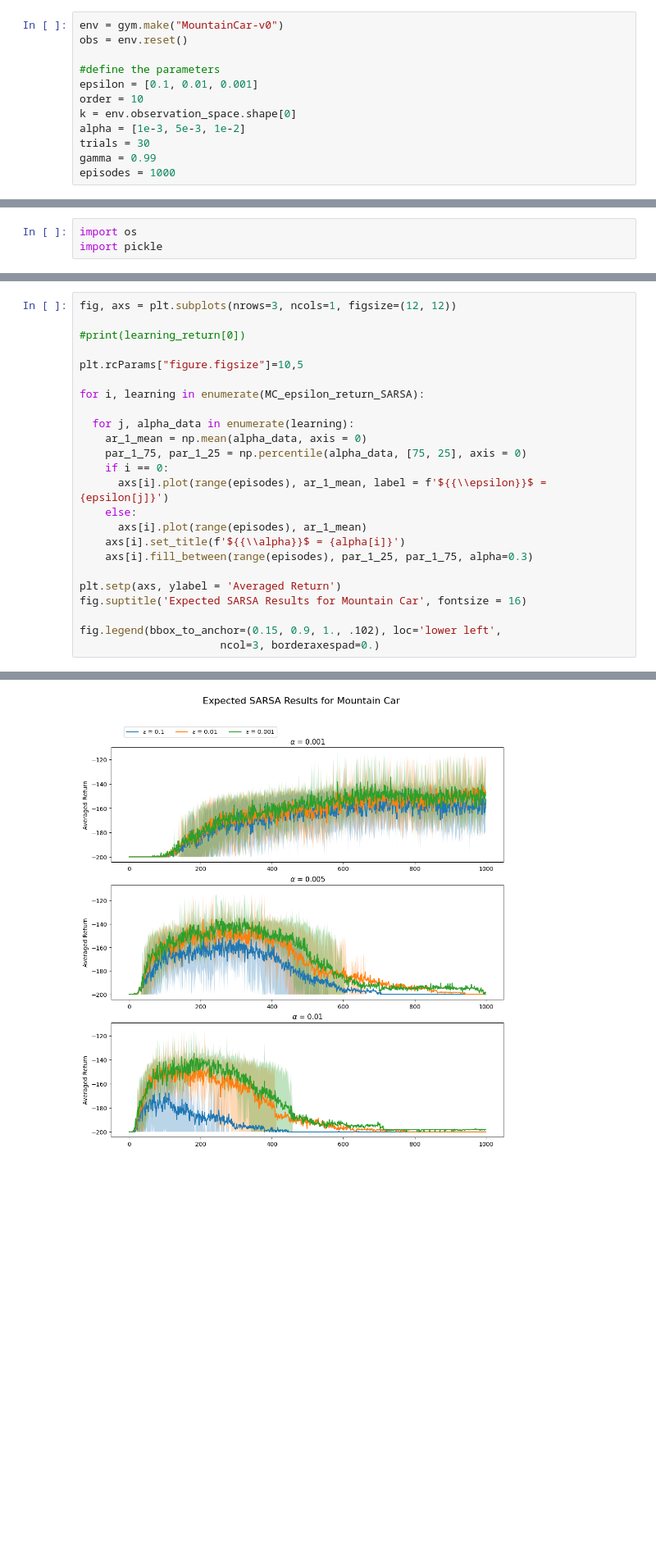
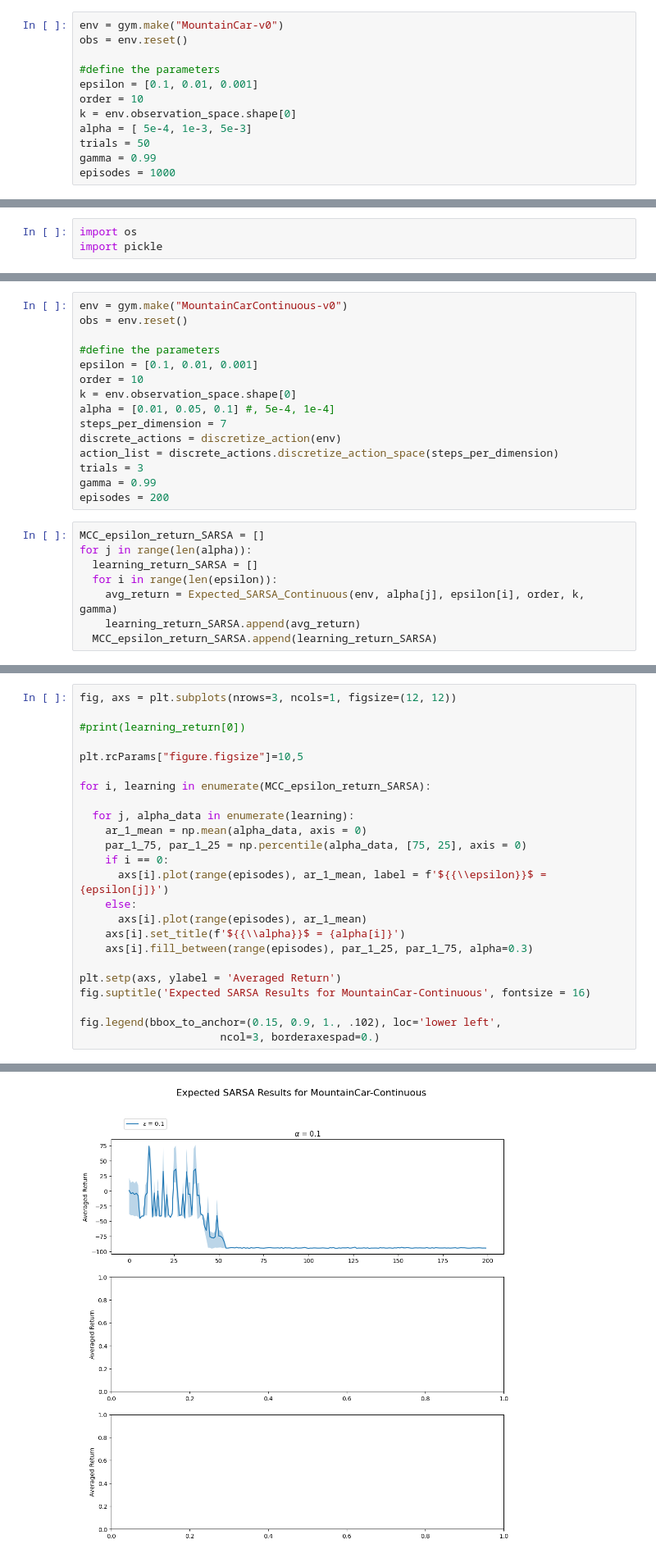
Before and after one commit to haoweiqiu/Reinforcement-Learning-Project, a Jupyter notebook: Fourier_MC.ipynb, the cells around one changed output, grey strips where cells are left out. Shown at 82% size. Cells and saved outputs as stored; diff of their text form; blank space fills up the shorter version.

Commit message:
Results for Swimmer and MC-Continuous
Script and pickle files for mujoco-swimmer and MountainCar-Continuous

```diff
--- a/Fourier_MC.ipynb
+++ b/Fourier_MC.ipynb
@@ -89,7 +89,7 @@ obs = env.reset()
 epsilon = [0.1, 0.01, 0.001]
 order = 10
 k = env.observation_space.shape[0]
-alpha = [1e-3, 5e-3, 1e-2]
-trials = 30
+alpha = [ 5e-4, 1e-3, 5e-3]
+trials = 50
 gamma = 0.99
 episodes = 1000
@@ -119,0 +251,23 @@ with open(pkl_path + 'Results_ES_MC_' + '.pkl', 'wb') as fp:
+# %%
+env = gym.make("MountainCarContinuous-v0")
+obs = env.reset()
+
+#define the parameters
+epsilon = [0.1, 0.01, 0.001]
+order = 10
+k = env.observation_space.shape[0]
+alpha = [0.01, 0.05, 0.1] #, 5e-4, 1e-4]
+steps_per_dimension = 7
+discrete_actions = discretize_action(env)
+action_list = discrete_actions.discretize_action_space(steps_per_dimension)
+trials = 3
+gamma = 0.99
+episodes = 200
+# %%
+MCC_epsilon_return_SARSA = []
+for j in range(len(alpha)):
+  learning_return_SARSA = []
+  for i in range(len(epsilon)):
+    avg_return = Expected_SARSA_Continuous(env, alpha[j], epsilon[i], order, k, gamma)
+    learning_return_SARSA.append(avg_return)
+  MCC_epsilon_return_SARSA.append(learning_return_SARSA)
@@ -120,27 +278,27 @@ with open(pkl_path + 'Results_ES_MC_' + '.pkl', 'wb') as fp:
 # %%
 fig, axs = plt.subplots(nrows=3, ncols=1, figsize=(12, 12))
 
 #print(learning_return[0])
 
 plt.rcParams["figure.figsize"]=10,5
 
-for i, learning in enumerate(MC_epsilon_return_SARSA):
+for i, learning in enumerate(MCC_epsilon_return_SARSA):
 
   for j, alpha_data in enumerate(learning):
     ar_1_mean = np.mean(alpha_data, axis = 0)
     par_1_75, par_1_25 = np.percentile(alpha_data, [75, 25], axis = 0)
     if i == 0:
       axs[i].plot(range(episodes), ar_1_mean, label = f'${{\\epsilon}}$ = {epsilon[j]}')
     else:
       axs[i].plot(range(episodes), ar_1_mean)
     axs[i].set_title(f'${{\\alpha}}$ = {alpha[i]}')
     axs[i].fill_between(range(episodes), par_1_25, par_1_75, alpha=0.3)
 
 plt.setp(axs, ylabel = 'Averaged Return')
-fig.suptitle('Expected SARSA Results for Mountain Car', fontsize = 16)
+fig.suptitle('Expected SARSA Results for MountainCar-Continuous', fontsize = 16)
 
 fig.legend(bbox_to_anchor=(0.15, 0.9, 1., .102), loc='lower left',
                       ncol=3, borderaxespad=0.)
 # %% [output]
 <matplotlib.legend.Legend at 0x...>
-[figure, old version]
+[figure, new version]
```
Also changed, not shown: parts of 5 cells of this notebook, 3 other files.
